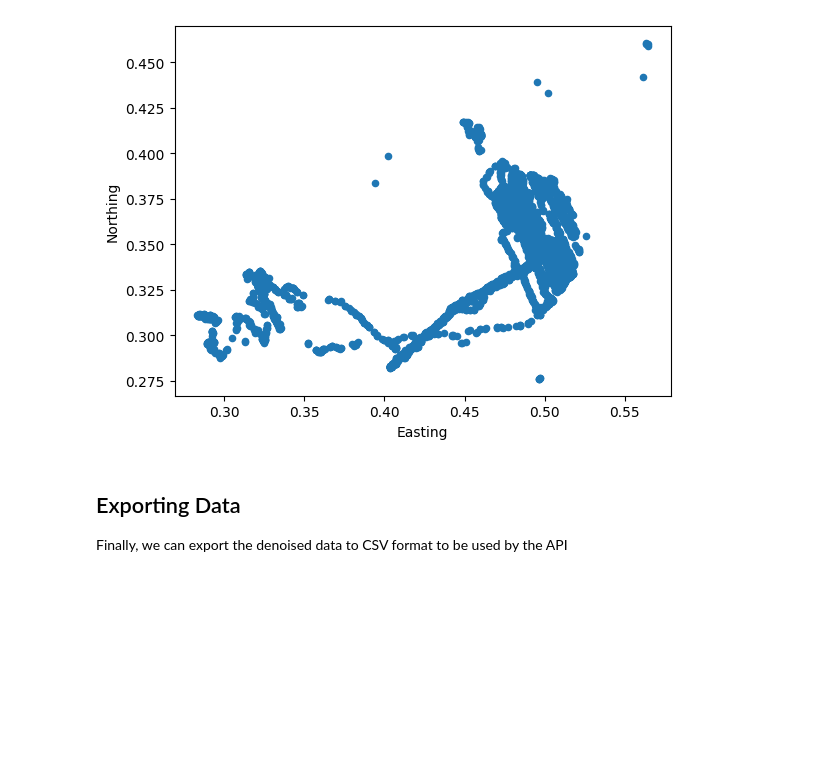
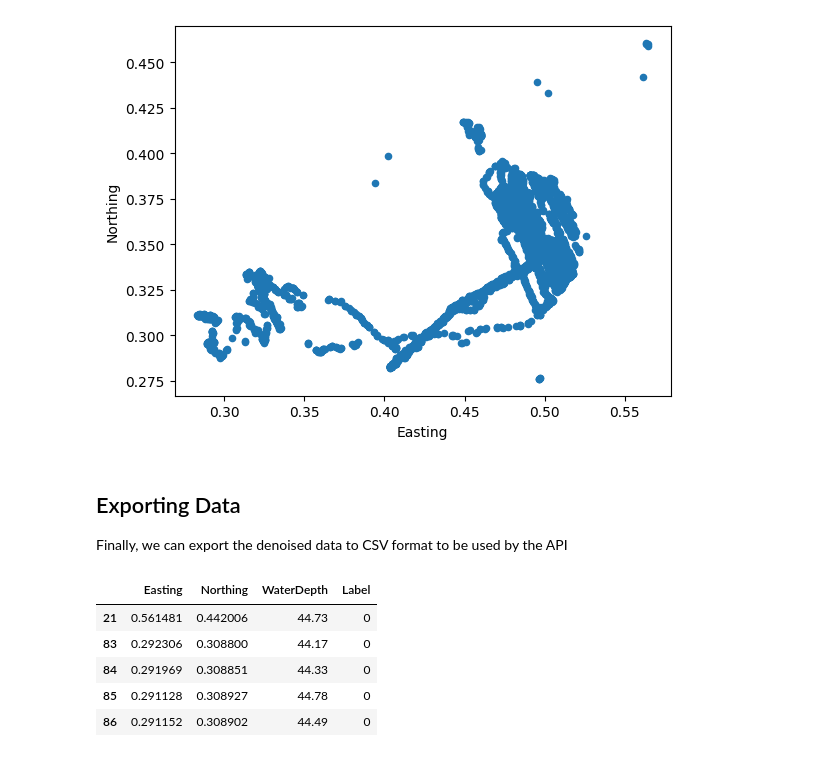
Before and after one commit to daveg1/Honours-Clustering-Telemetry, a Jupyter notebook: Python/dbscan_eval.ipynb, the cells around one changed output. Cells and saved outputs as stored; diff of their text form; code cells hidden in the pictures; blank space fills up the shorter version.

Commit message:
Python: add placeholder columns in denoised (for now)

```diff
--- a/Python/dbscan_eval.ipynb
+++ b/Python/dbscan_eval.ipynb
@@ -190,0 +189,9 @@ X_denoised.to_csv('../Api/src/data/telemetry_denoised.csv', index=False)
+# %%
+X_denoised.head(5)
+# %% [output]
+|  | Easting | Northing | WaterDepth | Label |
+| 21 | 0.561481 | 0.442006 | 44.73 | 0 |
+| 83 | 0.292306 | 0.308800 | 44.17 | 0 |
+| 84 | 0.291969 | 0.308851 | 44.33 | 0 |
+| 85 | 0.291128 | 0.308927 | 44.78 | 0 |
+| 86 | 0.291152 | 0.308902 | 44.49 | 0 |
```
Also changed, not shown: parts of 2 cells of this notebook.
